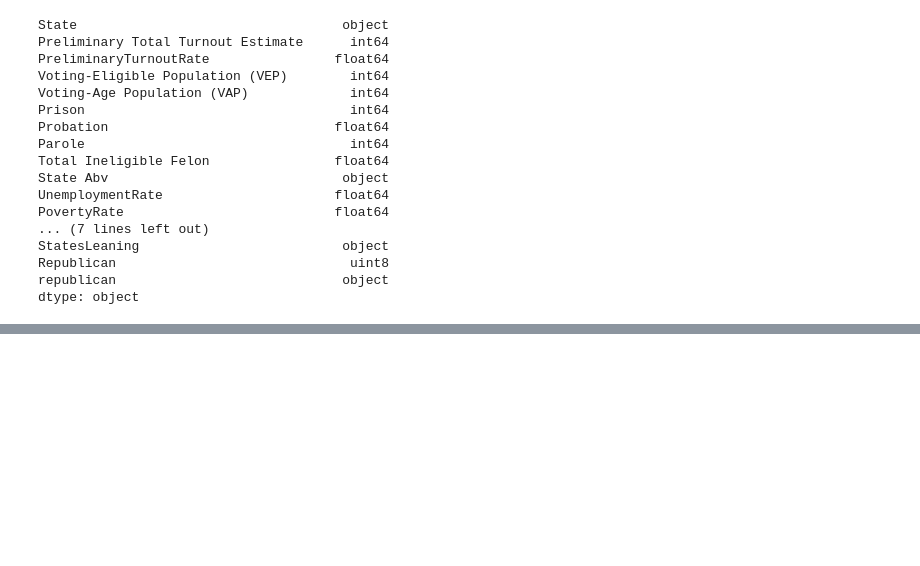
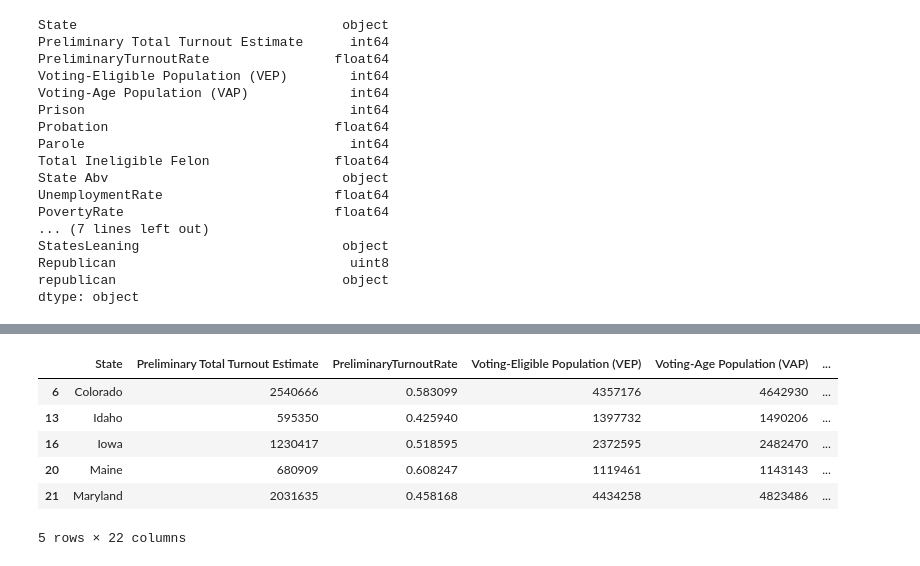
Before and after one commit to shimjide123/datman, a Jupyter notebook: Final_by_Yu Nong.ipynb, the cells around one changed output, grey strips where cells are left out. Saved outputs shown, nothing was run; the diff lists cells and outputs as text; code cells hidden in the pictures; blank space fills up the shorter version.

```diff
--- a/Final_by_Yu Nong.ipynb
+++ b/Final_by_Yu Nong.ipynb
@@ -1561,0 +1595,12 @@ Notes:
+# %%
+# states with both poverty rates and food insecurity rates lower than 9 % will be subset as Strongstates
+Strongstates=turnout_unemployment_poverty_food_Redstate1.query("PovertyRate<9|Insecurity<9")
+Strongstates.head()
+# %% [output]
+|  | State | Preliminary Total Turnout Estimate | PreliminaryTurnoutRate | Voting-Eligible Population (VEP) | Voting-Age Population (VAP) | ... |
+| 6 | Colorado | 2540666 | 0.583099 | 4357176 | 4642930 | ... |
+| 13 | Idaho | 595350 | 0.425940 | 1397732 | 1490206 | ... |
+| 16 | Iowa | 1230417 | 0.518595 | 2372595 | 2482470 | ... |
+| 20 | Maine | 680909 | 0.608247 | 1119461 | 1143143 | ... |
+| 21 | Maryland | 2031635 | 0.458168 | 4434258 | 4823486 | ... |
+5 rows × 22 columns
```
Also changed, not shown: parts of 16 cells of this notebook.
